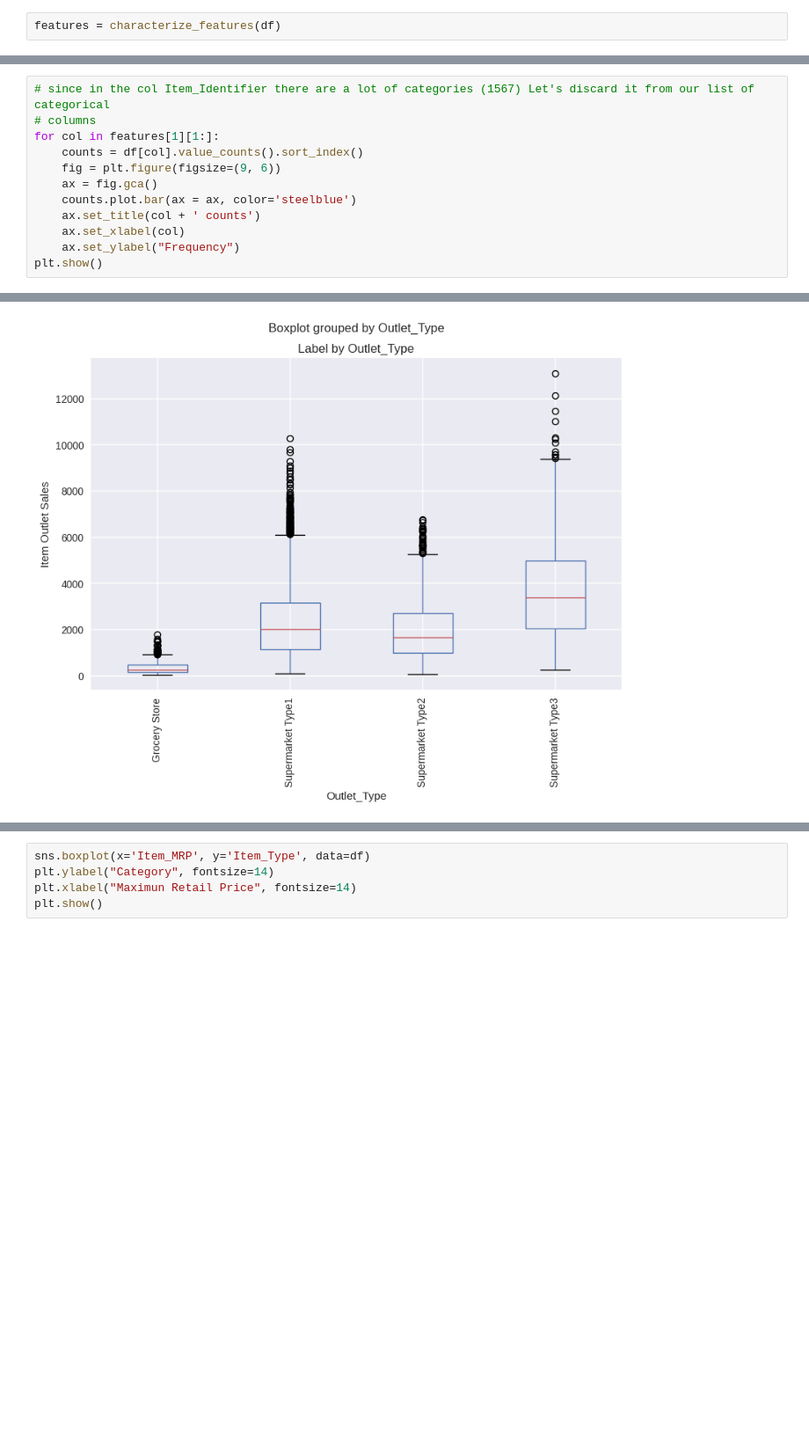
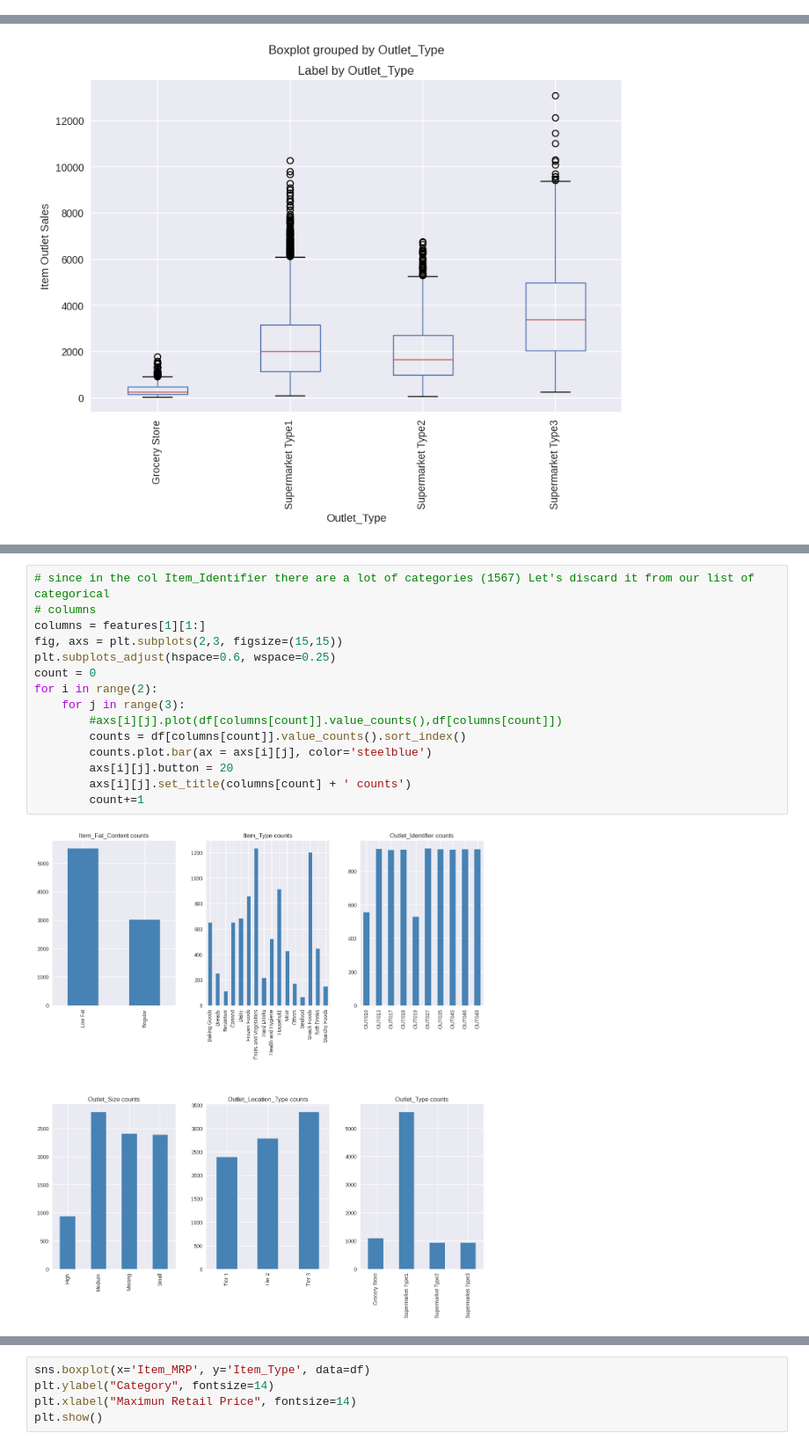
Before and after one commit to YeisonAndreyLiCe/food_sales_prediction, a Jupyter notebook: food_sales_forecast.ipynb, the cells around one changed output, grey strips where cells are left out. Shown at 88% size. Cells and saved outputs as stored; diff of their text form; blank space fills up the shorter version.

```diff
--- a/food_sales_forecast.ipynb
+++ b/food_sales_forecast.ipynb
@@ -205,2 +169,0 @@ def characterize_features(df, minimum = 0, maximum = 1):
-# %%
-features = characterize_features(df)
@@ -436,12 +374,0 @@ features[1]
-# %%
-# since in the col Item_Identifier there are a lot of categories (1567) Let's discard it from our list of categorical
-# columns
-for col in features[1][1:]:
-    counts = df[col].value_counts().sort_index()
-    fig = plt.figure(figsize=(9, 6))
-    ax = fig.gca()
-    counts.plot.bar(ax = ax, color='steelblue')
-    ax.set_title(col + ' counts')
-    ax.set_xlabel(col)
-    ax.set_ylabel("Frequency")
-plt.show()
@@ -517,0 +430,17 @@ plt.show()
+# %%
+# since in the col Item_Identifier there are a lot of categories (1567) Let's discard it from our list of categorical
+# columns
+columns = features[1][1:]
+fig, axs = plt.subplots(2,3, figsize=(15,15))
+plt.subplots_adjust(hspace=0.6, wspace=0.25)
+count = 0
+for i in range(2):
+    for j in range(3):
+        #axs[i][j].plot(df[columns[count]].value_counts(),df[columns[count]])
+        counts = df[columns[count]].value_counts().sort_index()
+        counts.plot.bar(ax = axs[i][j], color='steelblue')
+        axs[i][j].button = 20
+        axs[i][j].set_title(columns[count] + ' counts')
+        count+=1
+# %% [output]
+[figure, new version]
```
Also changed, not shown: parts of 34 cells of this notebook.
